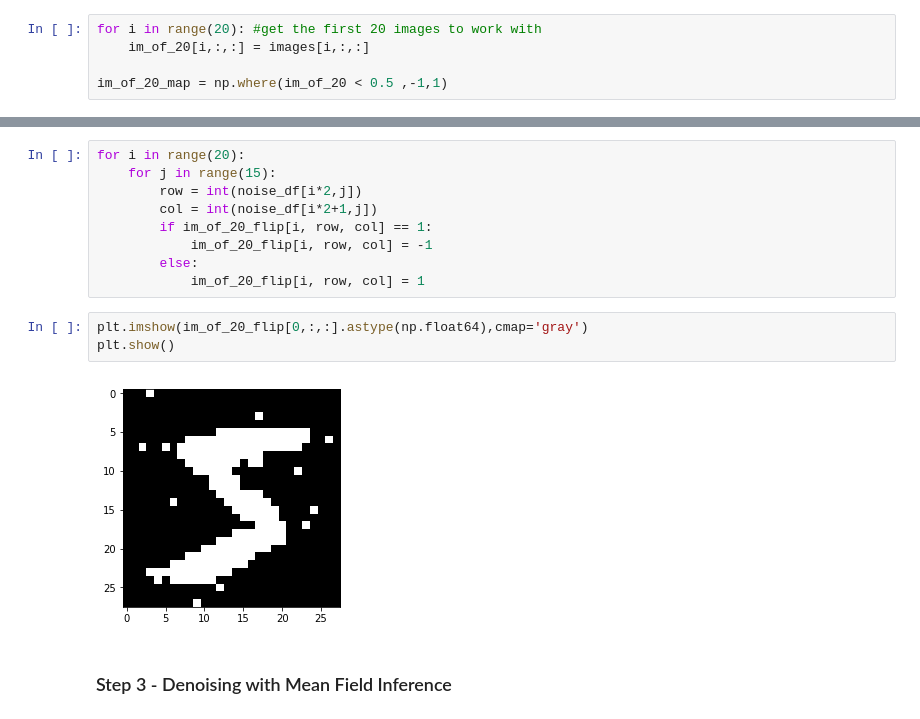
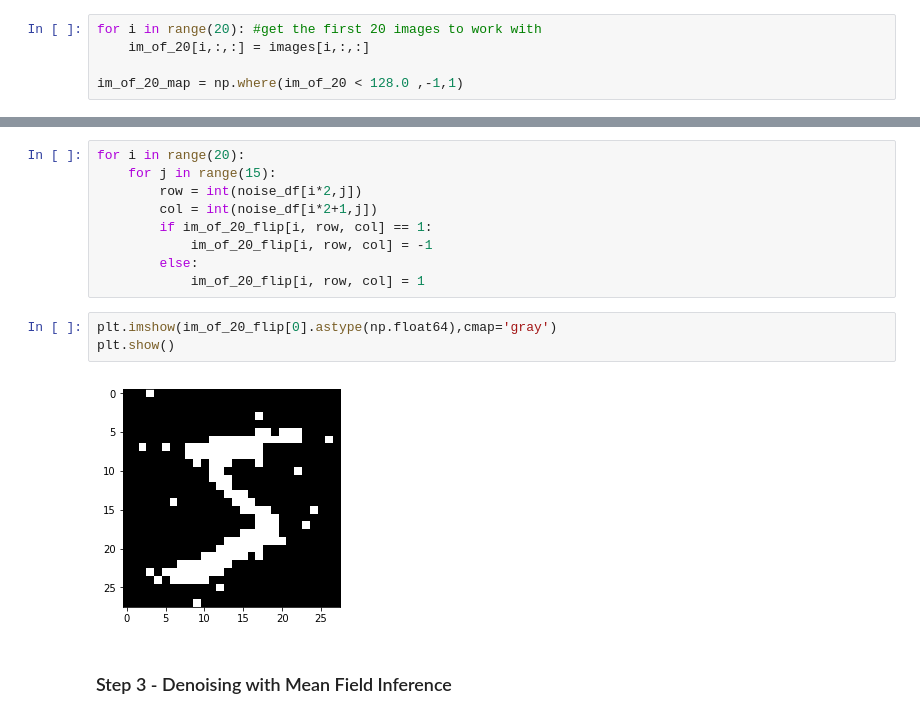
Before and after one commit to lpoon2/CS498-AML, a Jupyter notebook: hw8/hw8.ipynb, the cells around one changed output, grey strips where cells are left out. Drawn from its saved outputs; the diff is of its cells as text.

```diff
--- a/hw8/hw8.ipynb
+++ b/hw8/hw8.ipynb
@@ -27,7 +32,7 @@ im_of_20_flip = np.zeros((20, 28, 28))
 for i in range(20): #get the first 20 images to work with
     im_of_20[i,:,:] = images[i,:,:]
 
-im_of_20_map = np.where(im_of_20 < 0.5 ,-1,1)
+im_of_20_map = np.where(im_of_20 < 128.0 ,-1,1)
 # %% [markdown]
 ### Step 2 - Adding noises to images
 # %%
@@ -57,10 +49,10 @@ for i in range(20):
         else:
             im_of_20_flip[i, row, col] = 1
 # %%
-plt.imshow(im_of_20_flip[0,:,:].astype(np.float64),cmap='gray')
+plt.imshow(im_of_20_flip[0].astype(np.float64),cmap='gray')
 plt.show()
 # %% [output]
-[figure, old version]
+[figure, new version]
 # %% [markdown]
 ### Step 3 - Denoising with Mean Field Inference
 # %%
```
Also changed, not shown: parts of 29 cells of this notebook, 5 other files.
